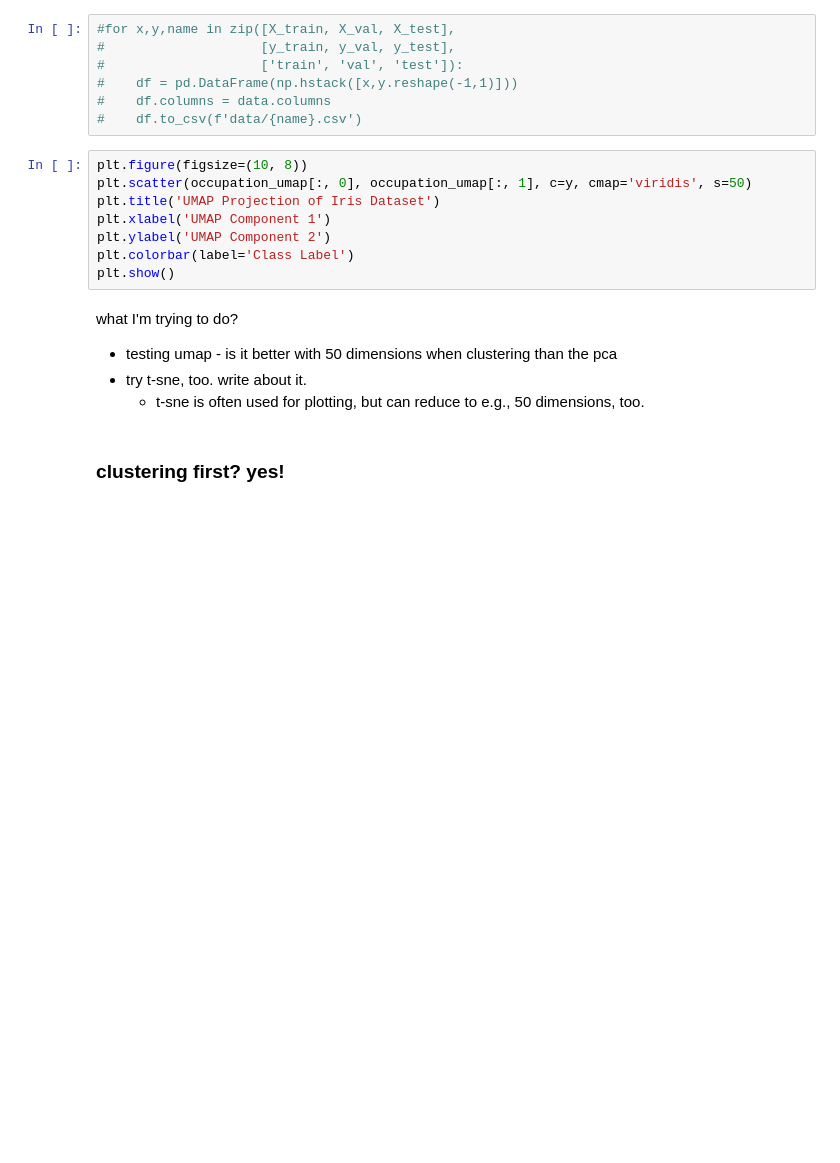
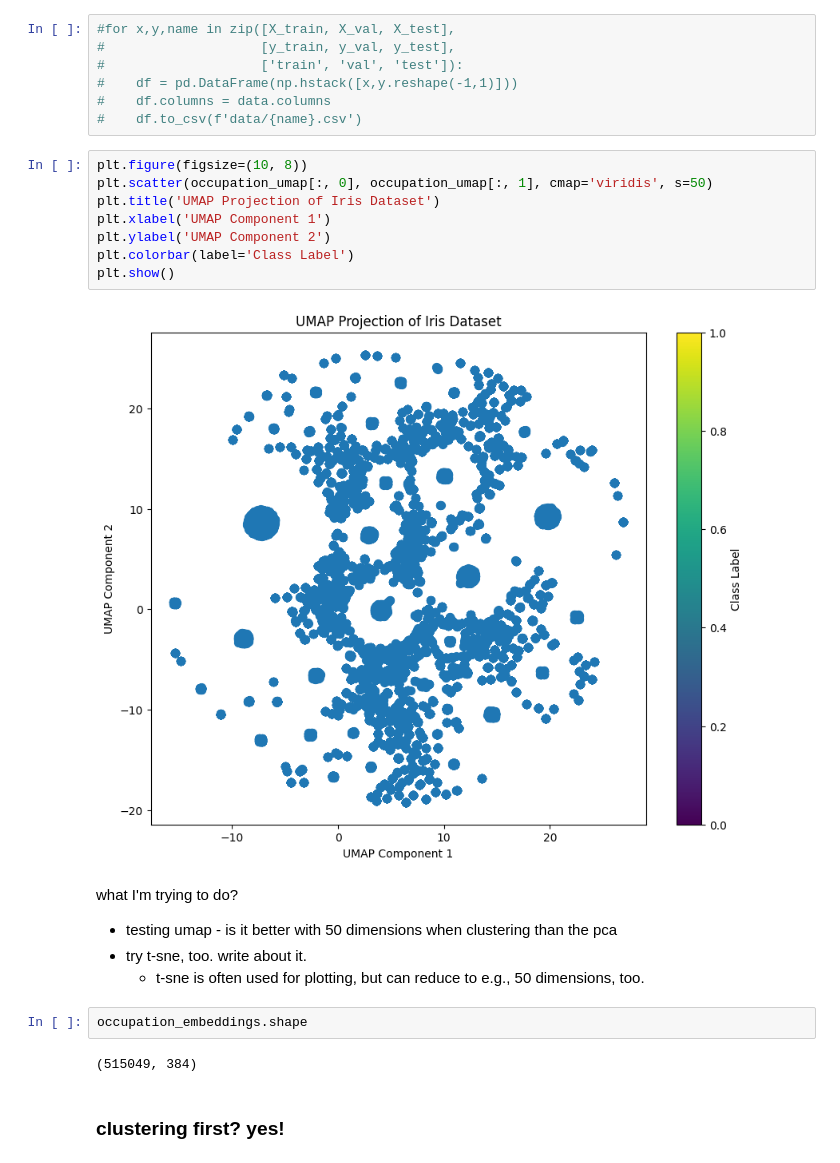
Before and after one commit to sigridbom/datascience_exam, a Jupyter notebook: notebooks/2_embedding.ipynb, the cells around one changed output. Saved outputs shown, nothing was run; the diff lists cells and outputs as text; blank space fills up the shorter version.

```diff
--- a/notebooks/2_embedding.ipynb
+++ b/notebooks/2_embedding.ipynb
@@ -197,17 +198,23 @@ occupation_umap.to_csv('/work/datascience_exam/data/occupation_umap.csv')
 #    df.to_csv(f'data/{name}.csv')
 # %%
 plt.figure(figsize=(10, 8))
-plt.scatter(occupation_umap[:, 0], occupation_umap[:, 1], c=y, cmap='viridis', s=50)
+plt.scatter(occupation_umap[:, 0], occupation_umap[:, 1], cmap='viridis', s=50)
 plt.title('UMAP Projection of Iris Dataset')
 plt.xlabel('UMAP Component 1')
 plt.ylabel('UMAP Component 2')
 plt.colorbar(label='Class Label')
 plt.show()
+# %% [output]
+[figure, added]
 # %% [markdown]
 what I'm trying to do?
 - testing umap - is it better with 50 dimensions when clustering than the pca
 - try t-sne, too. write about it.
     - t-sne is often used for plotting, but can reduce to e.g., 50 dimensions, too.
+# %%
+occupation_embeddings.shape
+# %% [output]
+(515049, 384)
 # %% [markdown]
 ### clustering first? yes!
 # %%
```
Also changed, not shown: parts of 26 cells of this notebook, 5 other files.
